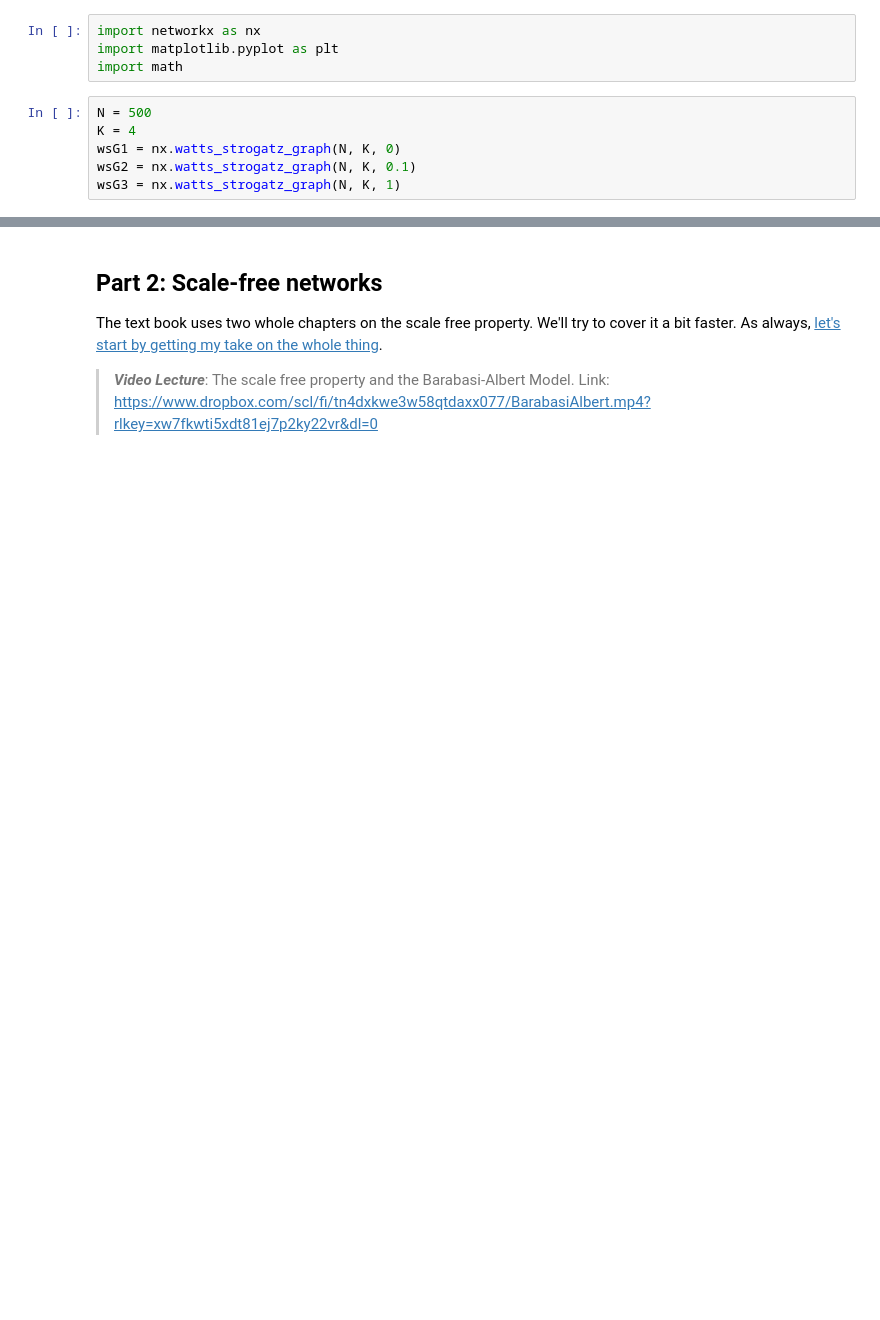
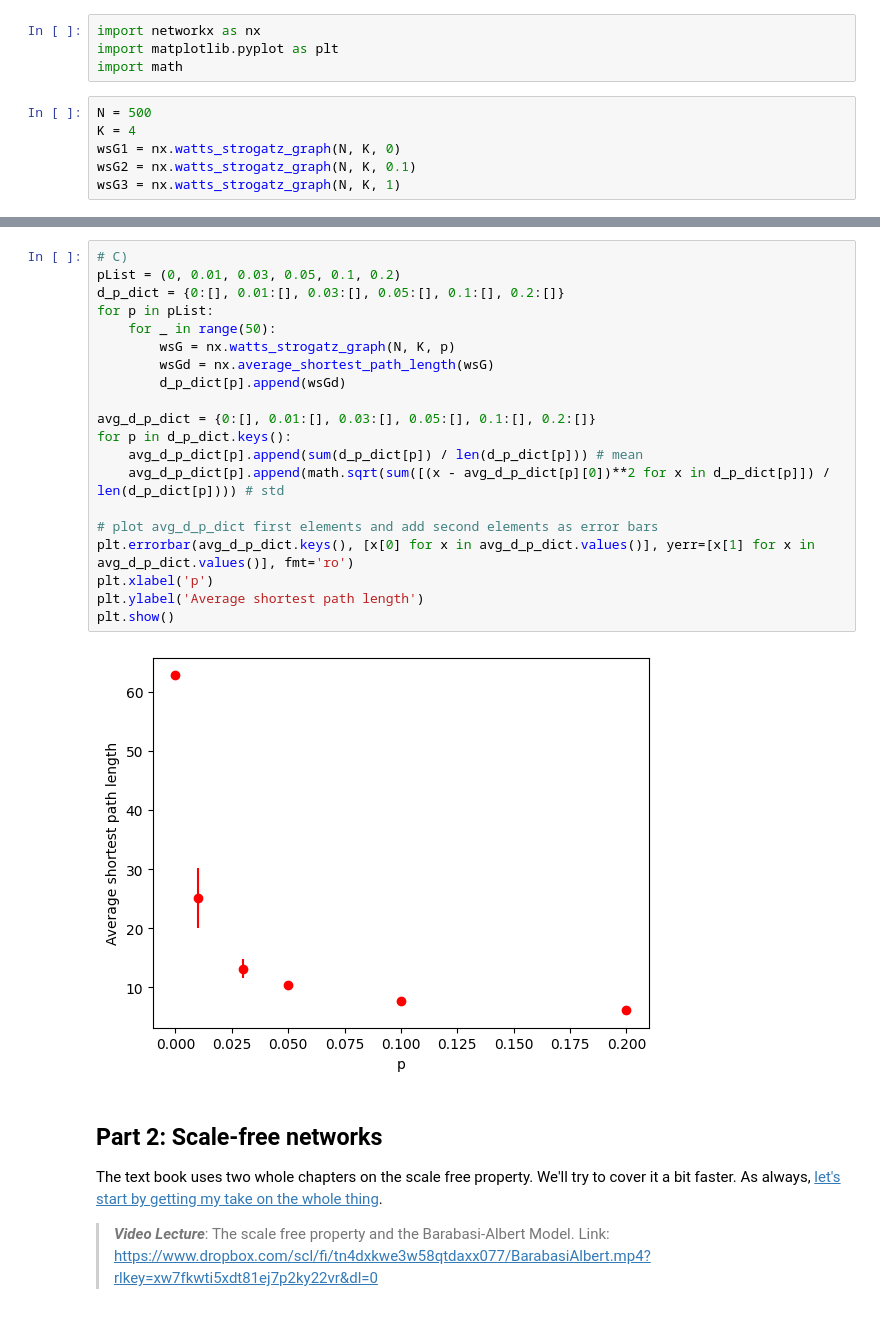
Before and after one commit to XhinoMullaymeri/socialgraphs2023, a Jupyter notebook: lectures/Week3.ipynb, the cells around one changed output, grey strips where cells are left out. Drawn from its saved outputs; the diff is of its cells as text; blank space fills up the shorter version.

```diff
--- a/lectures/Week3.ipynb
+++ b/lectures/Week3.ipynb
@@ -110,6 +111,28 @@ plt.show()
 # %% [output]
 Average shortest path length of random network: 4.4828921423310435
 [figure]
+# %%
+# C)
+pList = (0, 0.01, 0.03, 0.05, 0.1, 0.2)
+d_p_dict = {0:[], 0.01:[], 0.03:[], 0.05:[], 0.1:[], 0.2:[]}
+for p in pList:
+    for _ in range(50):
+        wsG = nx.watts_strogatz_graph(N, K, p)
+        wsGd = nx.average_shortest_path_length(wsG)
+        d_p_dict[p].append(wsGd)
+
+avg_d_p_dict = {0:[], 0.01:[], 0.03:[], 0.05:[], 0.1:[], 0.2:[]}
+for p in d_p_dict.keys():
+    avg_d_p_dict[p].append(sum(d_p_dict[p]) / len(d_p_dict[p])) # mean
+    avg_d_p_dict[p].append(math.sqrt(sum([(x - avg_d_p_dict[p][0])**2 for x in d_p_dict[p]]) / len(d_p_dict[p]))) # std
+
+# plot avg_d_p_dict first elements and add second elements as error bars
+plt.errorbar(avg_d_p_dict.keys(), [x[0] for x in avg_d_p_dict.values()], yerr=[x[1] for x in avg_d_p_dict.values()], fmt='ro')
+plt.xlabel('p')
+plt.ylabel('Average shortest path length')
+plt.show()
+# %% [output]
+[figure, added]
 # %% [markdown]
 ## Part 2: Scale-free networks
 
```
Also changed, not shown: parts of 2 cells of this notebook.
